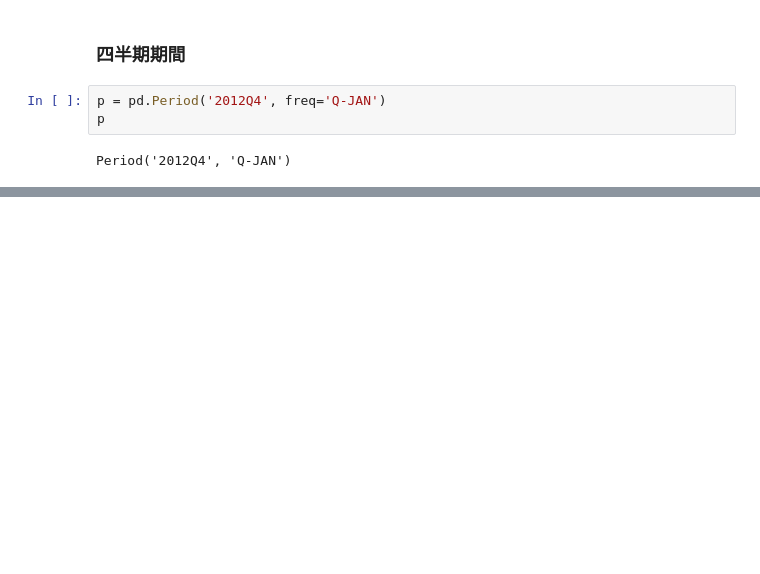
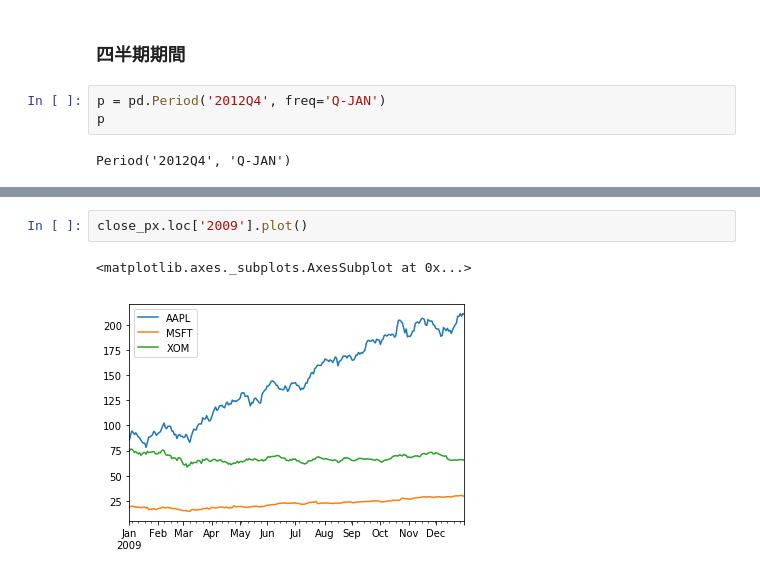
Before and after one commit to miyamotok0105/pydata-book, a Jupyter notebook: ch10-J.ipynb, the cells around one changed output, grey strips where cells are left out. Cells and saved outputs as stored; diff of their text form; blank space fills up the shorter version.

```diff
--- a/ch10-J.ipynb
+++ b/ch10-J.ipynb
@@ -864,0 +1266,5 @@ Period('2012Q4', 'Q-JAN')
+# %%
+close_px.loc['2009'].plot()
+# %% [output]
+<matplotlib.axes._subplots.AxesSubplot at 0x...>
+[figure, added]
```
Also changed, not shown: parts of 106 cells of this notebook.
